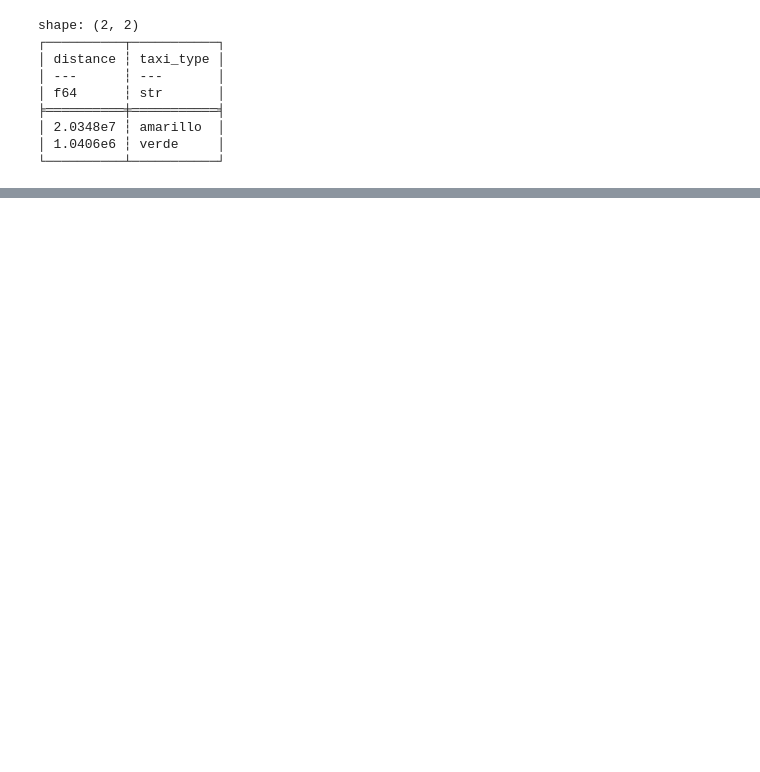
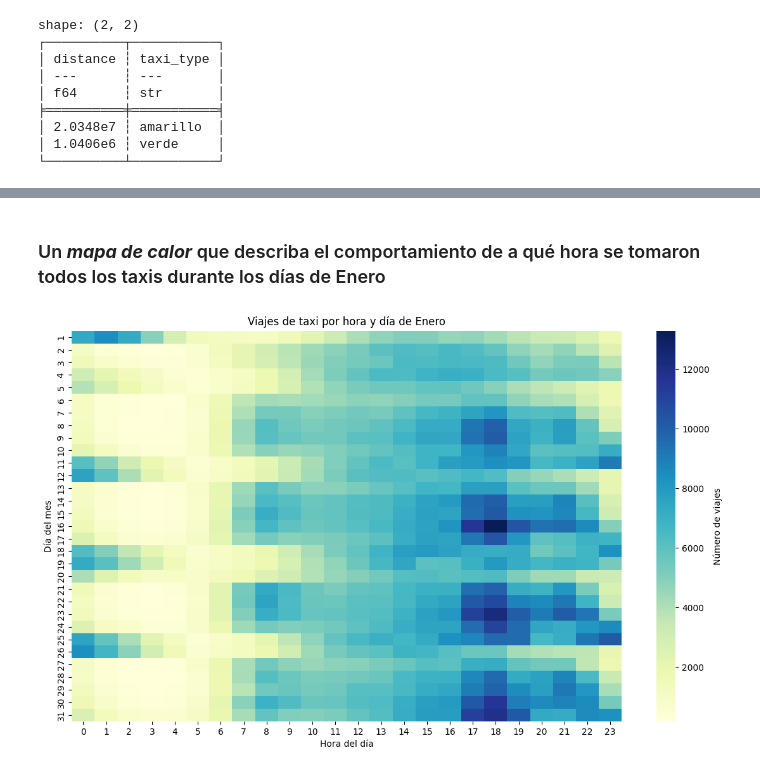
Before and after one commit to eduyael07/AnalisisDeDatosGen1, a Jupyter notebook: TareaPolars.ipynb, the cells around one changed output, grey strips where cells are left out. Saved outputs shown, nothing was run; the diff lists cells and outputs as text; code cells hidden in the pictures; blank space fills up the shorter version.

```diff
--- a/TareaPolars.ipynb
+++ b/TareaPolars.ipynb
@@ -80,0 +137,44 @@ shape: (2, 2)
+# %% [markdown]
+### Un ***mapa de calor*** que describa el comportamiento de a qué hora se tomaron todos los taxis durante los días de Enero
+# %%
+import polars as pl
+import matplotlib.pyplot as plt
+import seaborn as sns
+
+yellow = yellow.with_columns([
+    pl.col("tpep_pickup_datetime").dt.day().alias("pickup_day"),
+    pl.col("tpep_pickup_datetime").dt.hour().alias("pickup_hour"),
+])
+
+
+grouped = yellow.group_by(["pickup_day", "pickup_hour"]).agg(
+    pl.count().alias("trip_count")
+)
+
+pivot = grouped.pivot(
+    values="trip_count",
+    index="pickup_day",
+    columns="pickup_hour"
+).sort("pickup_day")
+
+sorted_columns = ["pickup_day"] + sorted(pivot.columns[1:], key=int)
+pivot = pivot.select(sorted_columns)
+
+heatmap_data = pivot.drop("pickup_day").to_numpy()
+x_labels = pivot.columns[1:]
+y_labels = pivot["pickup_day"].to_list()
+
+plt.figure(figsize=(14, 8))
+sns.heatmap(
+    heatmap_data,
+    xticklabels=x_labels,
+    yticklabels=y_labels,
+    cmap="YlGnBu",
+    cbar_kws={'label': 'Número de viajes'}
+)
+plt.title("Viajes de taxi por hora y día de Enero")
+plt.xlabel("Hora del día")
+plt.ylabel("Día del mes")
+plt.show()
+# %% [output]
+[figure, added]
```
Also changed, not shown: parts of 8 cells of this notebook, 2 other files.
